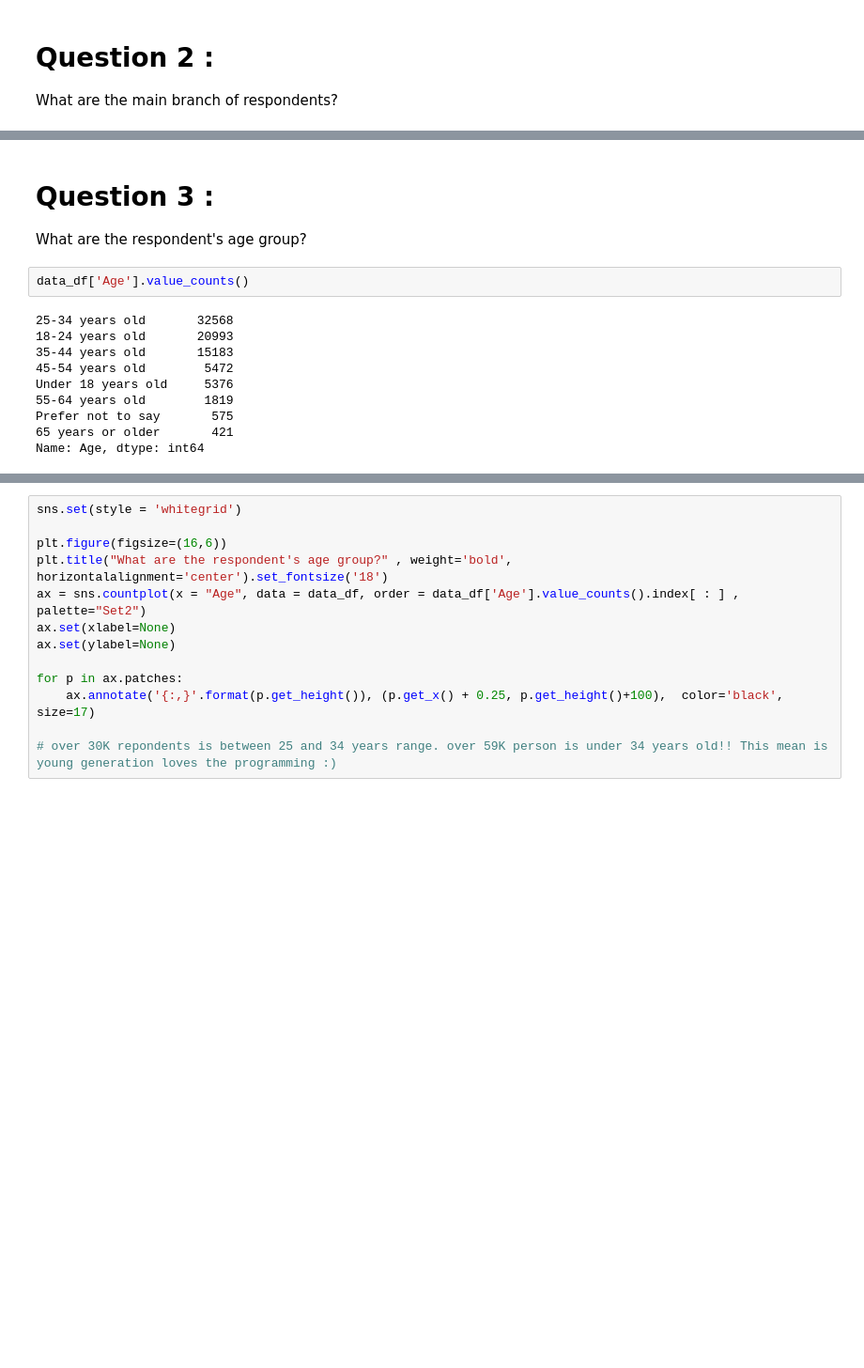
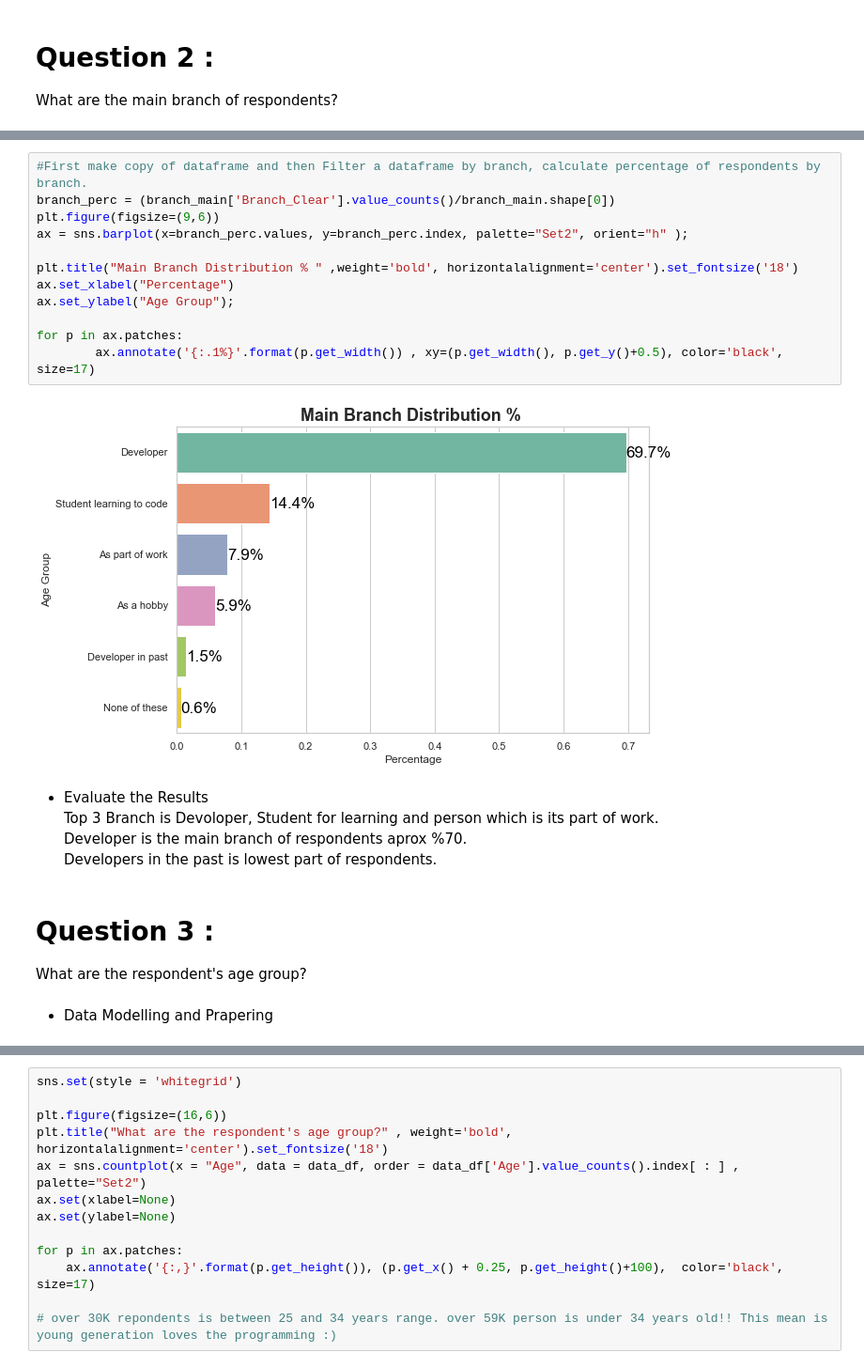
Before and after one commit to velespit/Udacity_Write_a_Data_Science_Blog_Post, a Jupyter notebook: project_1_code.ipynb, the cells around one changed output, grey strips where cells are left out. Shown: that part at 94% size. Drawn from its saved outputs; the diff is of its cells as text; blank space fills up the shorter version.

```diff
--- a/project_1_code.ipynb
+++ b/project_1_code.ipynb
@@ -194,15 +211,24 @@ for p in ax.patches:
+# %%
+#First make copy of dataframe and then Filter a dataframe by branch, calculate percentage of respondents by branch.
+branch_perc = (branch_main['Branch_Clear'].value_counts()/branch_main.shape[0])
+plt.figure(figsize=(9,6))
+ax = sns.barplot(x=branch_perc.values, y=branch_perc.index, palette="Set2", orient="h" );
+
+plt.title("Main Branch Distribution % " ,weight='bold', horizontalalignment='center').set_fontsize('18')
+ax.set_xlabel("Percentage")
+ax.set_ylabel("Age Group");
+
+for p in ax.patches:
+        ax.annotate('{:.1%}'.format(p.get_width()) , xy=(p.get_width(), p.get_y()+0.5), color='black', size=17)
+# %% [output]
+[figure, added]
+# %% [markdown]
+- Evaluate the Results
+<br>Top 3 Branch is Devoloper, Student for learning and person which is its part of work.
+<br>Developer is the main branch of respondents aprox %70.
+<br>Developers in the past is lowest part of respondents.
 # %% [markdown]
 # Question 3 :
 What are the respondent's age group?
-# %%
-data_df['Age'].value_counts()
-# %% [output]
-25-34 years old       32568
-18-24 years old       20993
-35-44 years old       15183
-45-54 years old        5472
-Under 18 years old     5376
-55-64 years old        1819
-Prefer not to say       575
-65 years or older       421
-Name: Age, dtype: int64
+# %% [markdown]
+- Data Modelling and Prapering
```
Also changed, not shown: parts of 34 cells of this notebook, 1 other file.
